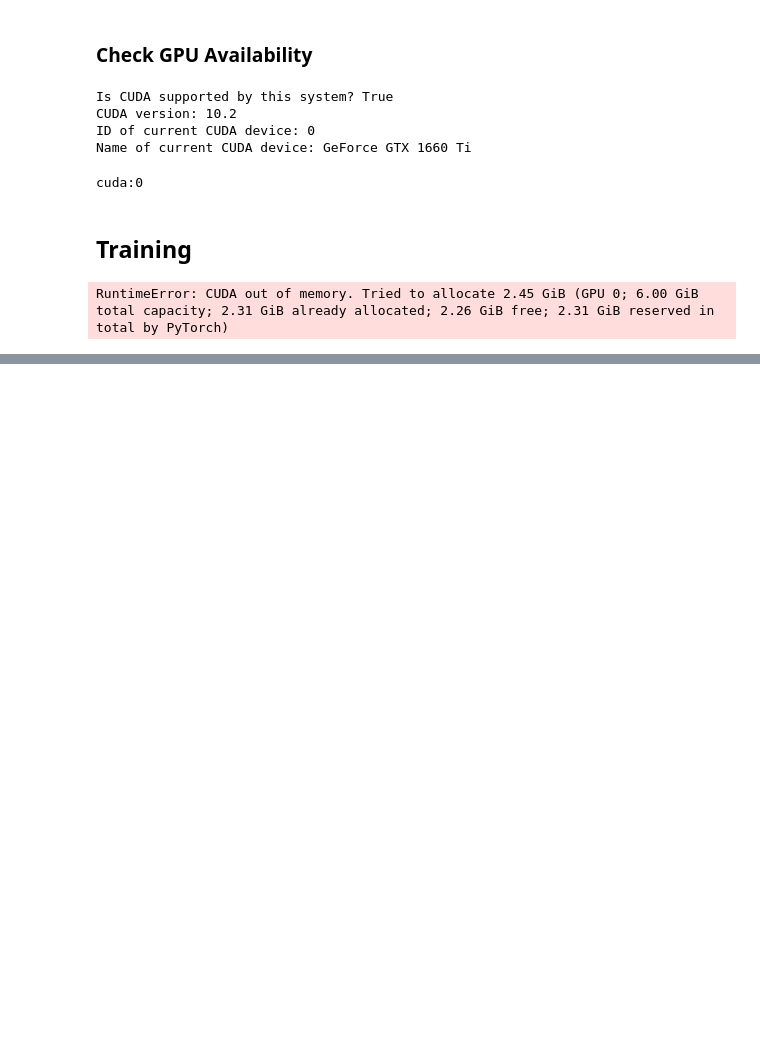
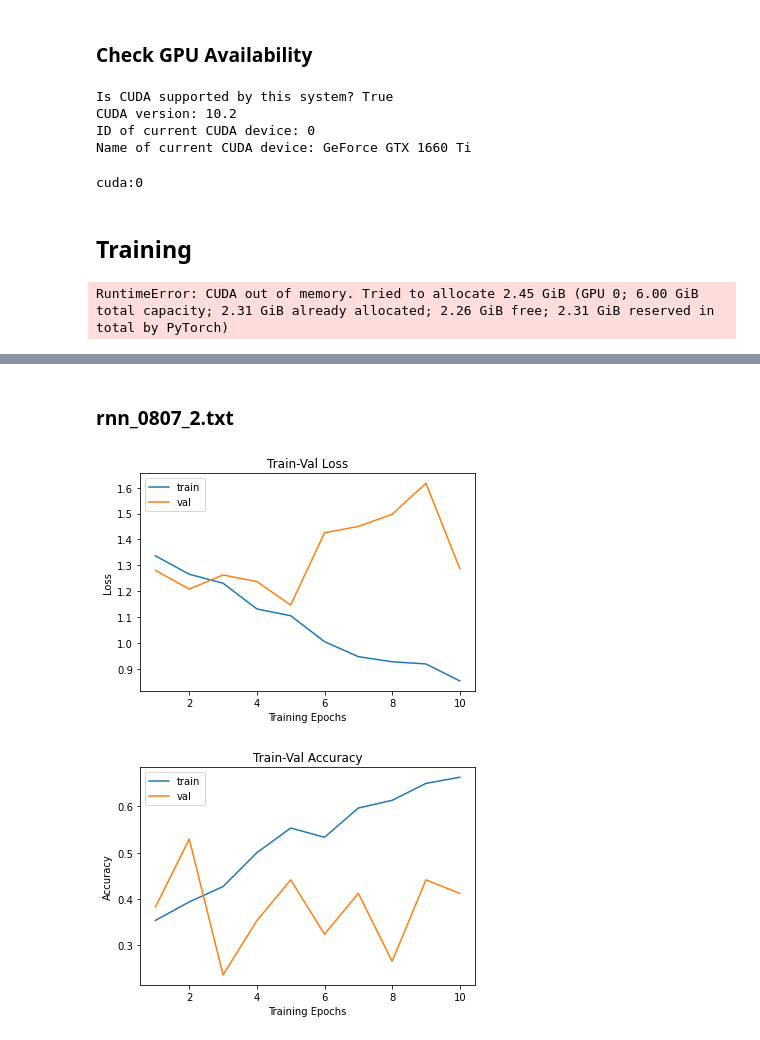
Before and after one commit to ponponde/diving, a Jupyter notebook: SimpleClassifier.ipynb, the cells around one changed output, grey strips where cells are left out. Saved outputs shown, nothing was run; the diff lists cells and outputs as text; code cells hidden in the pictures; blank space fills up the shorter version.

```diff
--- a/SimpleClassifier.ipynb
+++ b/SimpleClassifier.ipynb
@@ -301,0 +300,21 @@ torch.cuda.empty_cache()
+# %%
+import matplotlib.pylab as plt
+def plot_loss(loss_hist, metric_hist):
+
+    num_epochs= len(loss_hist["train"])
+
+    plt.title("Train-Val Loss")
+    plt.plot(range(1,num_epochs+1),loss_hist["train"],label="train")
+    plt.plot(range(1,num_epochs+1),loss_hist["val"],label="val")
+    plt.ylabel("Loss")
+    plt.xlabel("Training Epochs")
+    plt.legend()
+    plt.show()
+
+    plt.title("Train-Val Accuracy")
+    plt.plot(range(1,num_epochs+1), metric_hist["train"],label="train")
+    plt.plot(range(1,num_epochs+1), metric_hist["val"],label="val")
+    plt.ylabel("Accuracy")
+    plt.xlabel("Training Epochs")
+    plt.legend()
+    plt.show()
@@ -301,0 +421,21 @@ torch.cuda.empty_cache()
+# %% [markdown]
+### rnn_0807_2.txt
+# %%
+Loss_Histogram =  {
+    'train': [
+        1.3367832231521606, 1.265516105890274, 1.23089626789093, 1.1313225980599722, 1.1052244226137797,
+        1.0048987762133281, 0.9468625807762145, 0.9272213910023371, 0.9186433873573939, 0.8531159998973211],
+    'val': [
+        1.2805001946056591, 1.2081668692476608, 1.2628381532781265, 1.2371984895537882, 1.1465108920546139,
+        1.4258564605432398, 1.45053210328607, 1.4974896925337173, 1.617427573484533, 1.286914331071517]}
+Metric_Histogram =  {
+    'train': [
+        0.35333333333333333, 0.3933333333333333, 0.4266666666666667, 0.5, 0.5533333333333333,
+        0.5333333333333333, 0.5966666666666667, 0.6133333333333333, 0.65, 0.6633333333333333],
+    'val': [
+        0.38235294117647056, 0.5294117647058824, 0.23529411764705882, 0.35294117647058826, 0.4411764705882353,
+        0.3235294117647059, 0.4117647058823529, 0.2647058823529412, 0.4411764705882353, 0.4117647058823529]}
+plot_loss(Loss_Histogram, Metric_Histogram)
+# %% [output]
+[figure, added]
+[figure, added]
```
Also changed, not shown: parts of 6 cells of this notebook, 3 other files.
